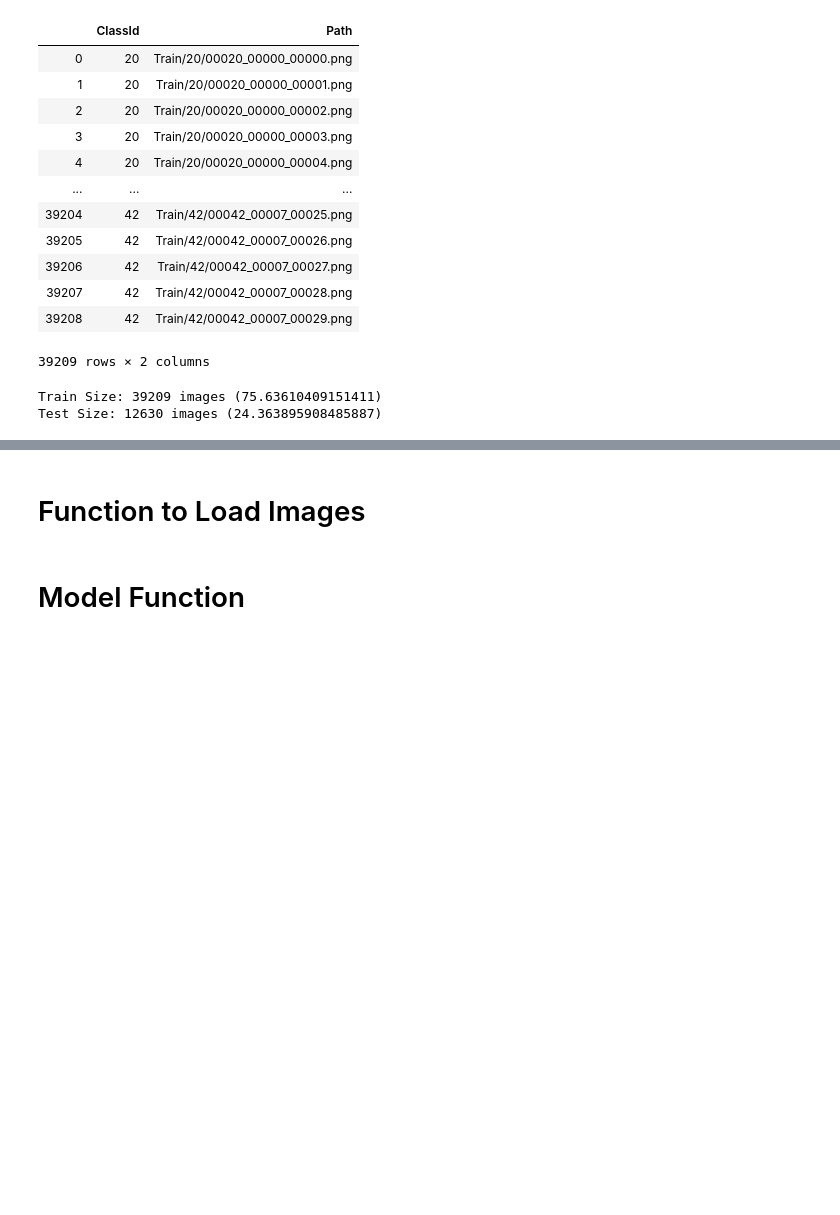
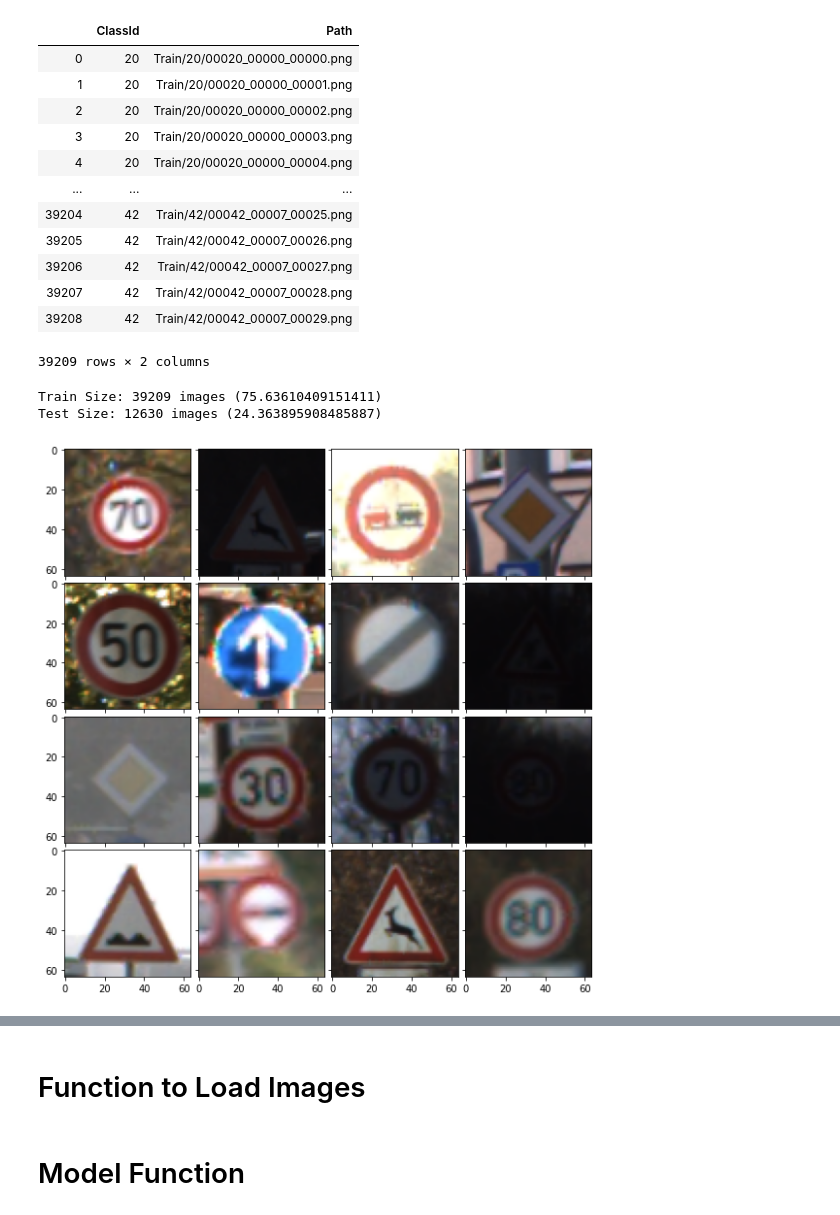
Before and after one commit to IvaStival/AwariProject, a Jupyter notebook: code/placas_classificacao.ipynb, the cells around one changed output, grey strips where cells are left out. Drawn from its saved outputs; the diff is of its cells as text; code cells hidden in the pictures; blank space fills up the shorter version.

Commit message:
Doc part1. Finished barplot video. Initialize line plot.

```diff
--- a/code/placas_classificacao.ipynb
+++ b/code/placas_classificacao.ipynb
@@ -44,3 +48,23 @@ print(f"Test Size: {df_Test.shape[0]} images ({df_Test.shape[0]/ total*100})")
 # %% [output]
 Train Size: 39209 images (75.63610409151411)
 Test Size: 12630 images (24.363895908485887)
+# %%
+im_list = []
+for i in range(0, 16):
+    id = random.randint(0, df_Train.shape[0])
+    image = mpimg.imread(f'../dataset/archive/{df_Train["Path"][id]}')
+    image = transform.resize(image, (64,64))
+    im_list.append(image)
+# %%
+fig = plt.figure(figsize=(10, 10))
+grid = ImageGrid(fig, 111,
+                 nrows_ncols=(4, 4),
+                 axes_pad=0.1,  # pad between axes in inch.
+                 )
+
+
+for ax, im in zip(grid, im_list):
+    # Iterating over the grid returns the Axes.
+    ax.imshow(im)
+# %% [output]
+[figure, added]
```
Also changed, not shown: parts of 3 cells of this notebook, 26 other files.
